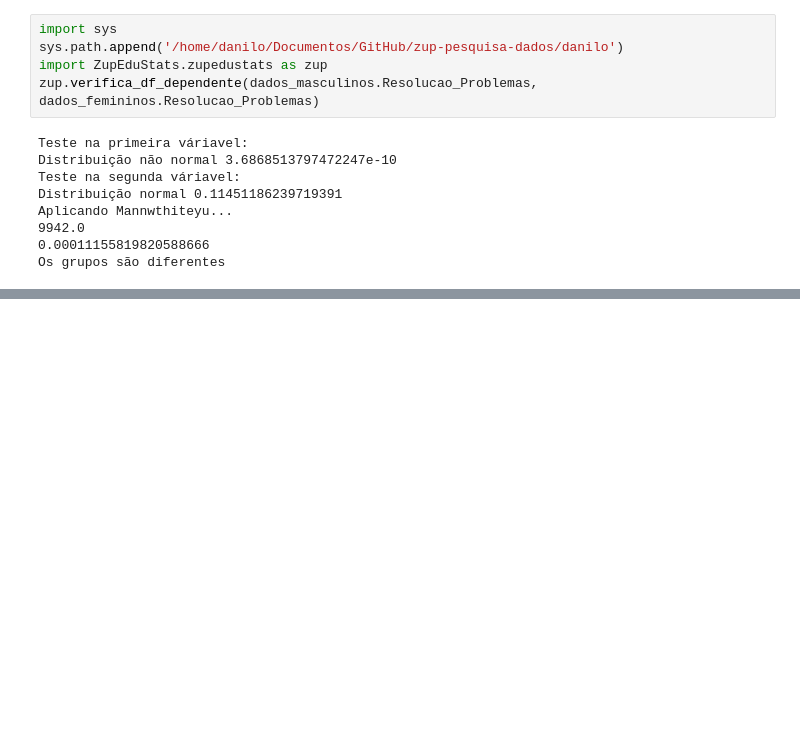
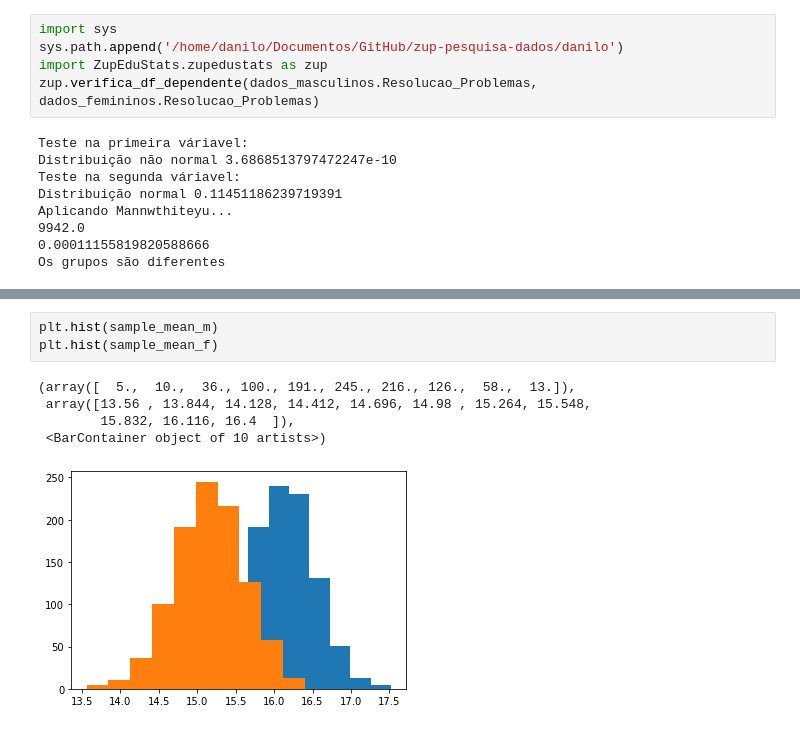
Before and after one commit to dan1lo/PesquisaDoutoradoPosDiferencas, a Jupyter notebook: pesquisa_sexo.ipynb, the cells around one changed output, grey strips where cells are left out. Saved outputs shown, nothing was run; the diff lists cells and outputs as text; blank space fills up the shorter version.

```diff
--- a/pesquisa_sexo.ipynb
+++ b/pesquisa_sexo.ipynb
@@ -323,0 +466,9 @@ Os grupos são diferentes
+# %%
+plt.hist(sample_mean_m)
+plt.hist(sample_mean_f)
+# %% [output]
+(array([  5.,  10.,  36., 100., 191., 245., 216., 126.,  58.,  13.]),
+ array([13.56 , 13.844, 14.128, 14.412, 14.696, 14.98 , 15.264, 15.548,
+        15.832, 16.116, 16.4  ]),
+ <BarContainer object of 10 artists>)
+[figure, added]
```
Also changed, not shown: parts of 16 cells of this notebook, 2 other files.
